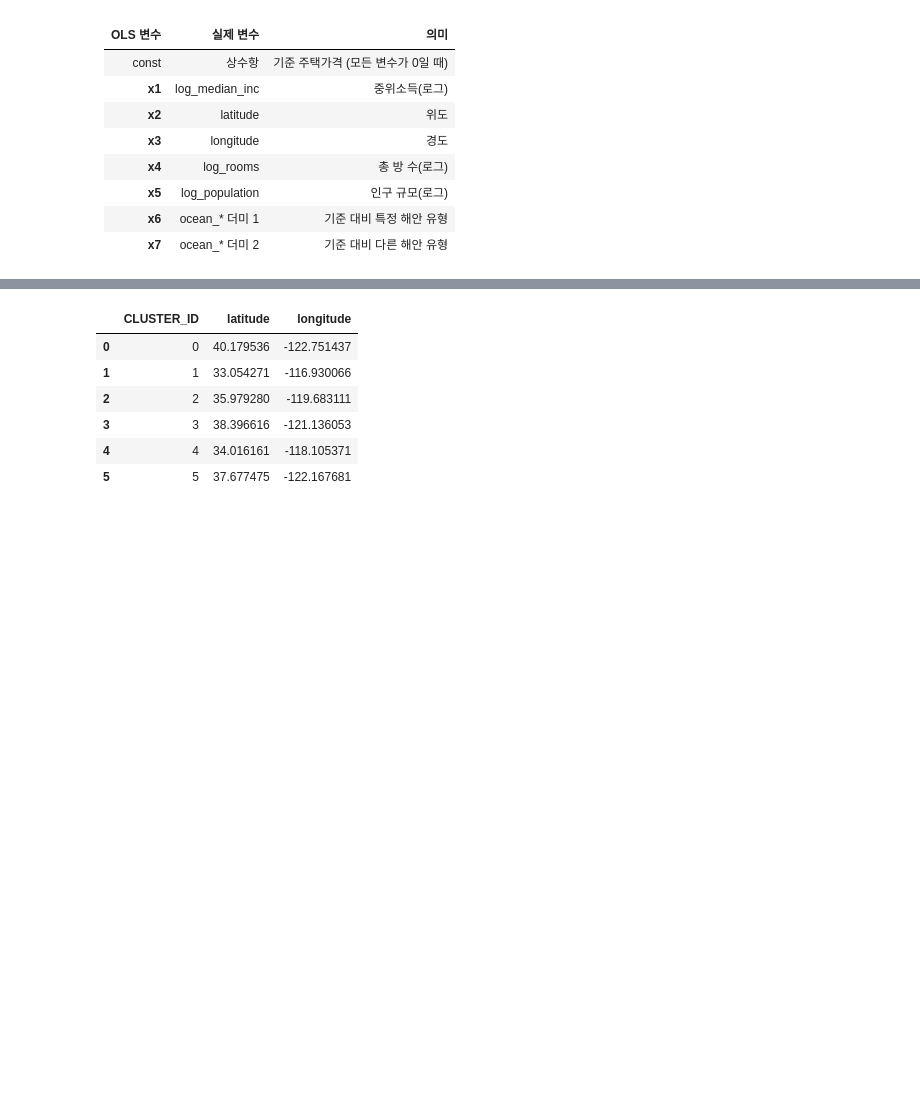
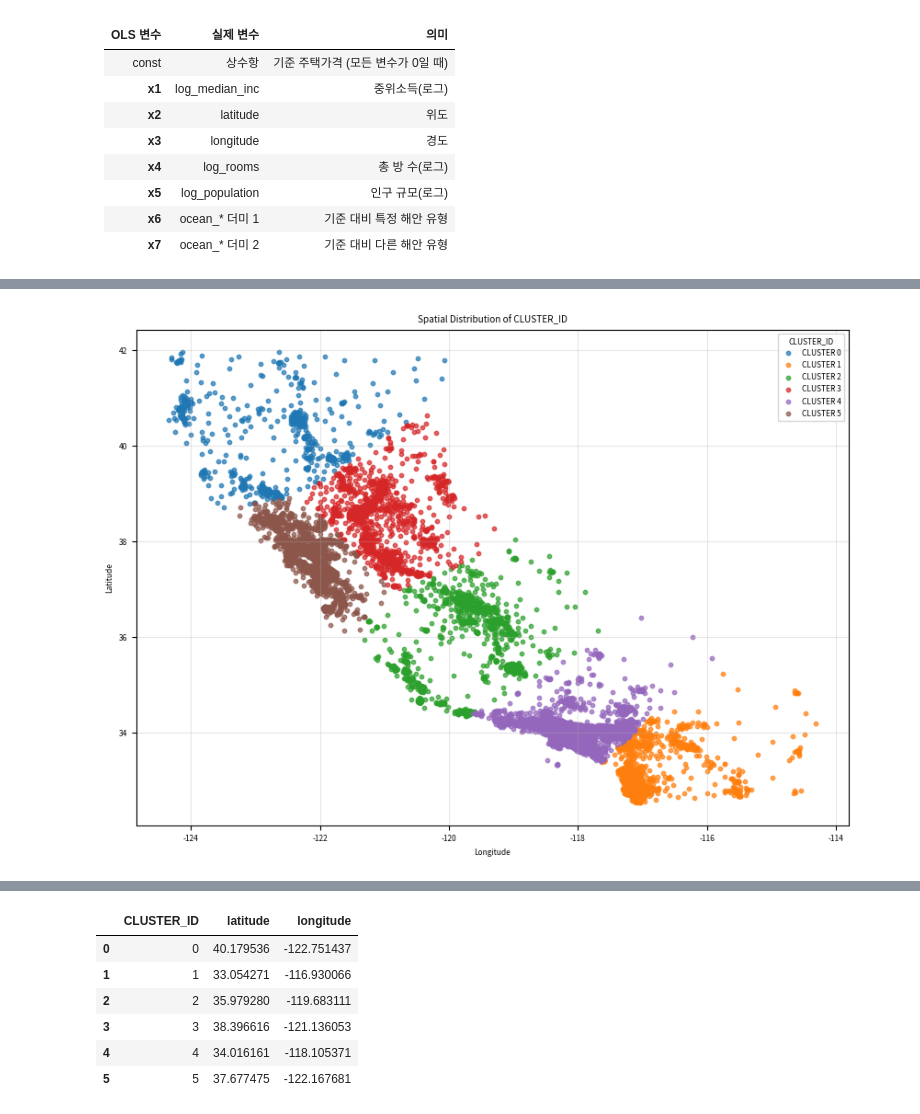
Before and after one commit to GYULLTANGURRI/main, a Jupyter notebook: 12월/데이터분석 캡스톤/데이터분석 캡스톤05/데이터분석 캡스톤05_git2.ipynb, the cells around one changed output, grey strips where cells are left out. Drawn from its saved outputs; the diff is of its cells as text; code cells hidden in the pictures; blank space fills up the shorter version.

```diff
--- a/12월/데이터분석 캡스톤/데이터분석 캡스톤05/데이터분석 캡스톤05_git2.ipynb
+++ b/12월/데이터분석 캡스톤/데이터분석 캡스톤05/데이터분석 캡스톤05_git2.ipynb
@@ -1351,0 +1597,36 @@ strong multicollinearity or other numerical problems.
+# %%
+import matplotlib.pyplot as plt
+
+plt.figure(figsize=(10, 7))
+
+# 클러스터별 색상 (원하시면 변경 가능)
+colors = {
+    0: "#1f77b4",  # 파랑
+    1: "#ff7f0e",  # 주황
+    2: "#2ca02c",  # 초록
+    3: "#d62728",  # 빨강
+    4: "#9467bd",  # 보라
+    5: "#8c564b",  # 갈색
+}
+
+# CLUSTER_ID별 산점도
+for cid, color in colors.items():
+    sub = df[df["CLUSTER_ID"] == cid]
+    plt.scatter(
+        sub["longitude"],
+        sub["latitude"],
+        s=10,
+        alpha=0.7,
+        color=color,
+        label=f"CLUSTER {cid}"
+    )
+
+plt.xlabel("Longitude")
+plt.ylabel("Latitude")
+plt.title("Spatial Distribution of CLUSTER_ID")
+plt.legend(title="CLUSTER_ID")
+plt.grid(alpha=0.3)
+
+plt.show()
+# %% [output]
+[figure, added]
```
Also changed, not shown: parts of 16 cells of this notebook, 4 other files.
